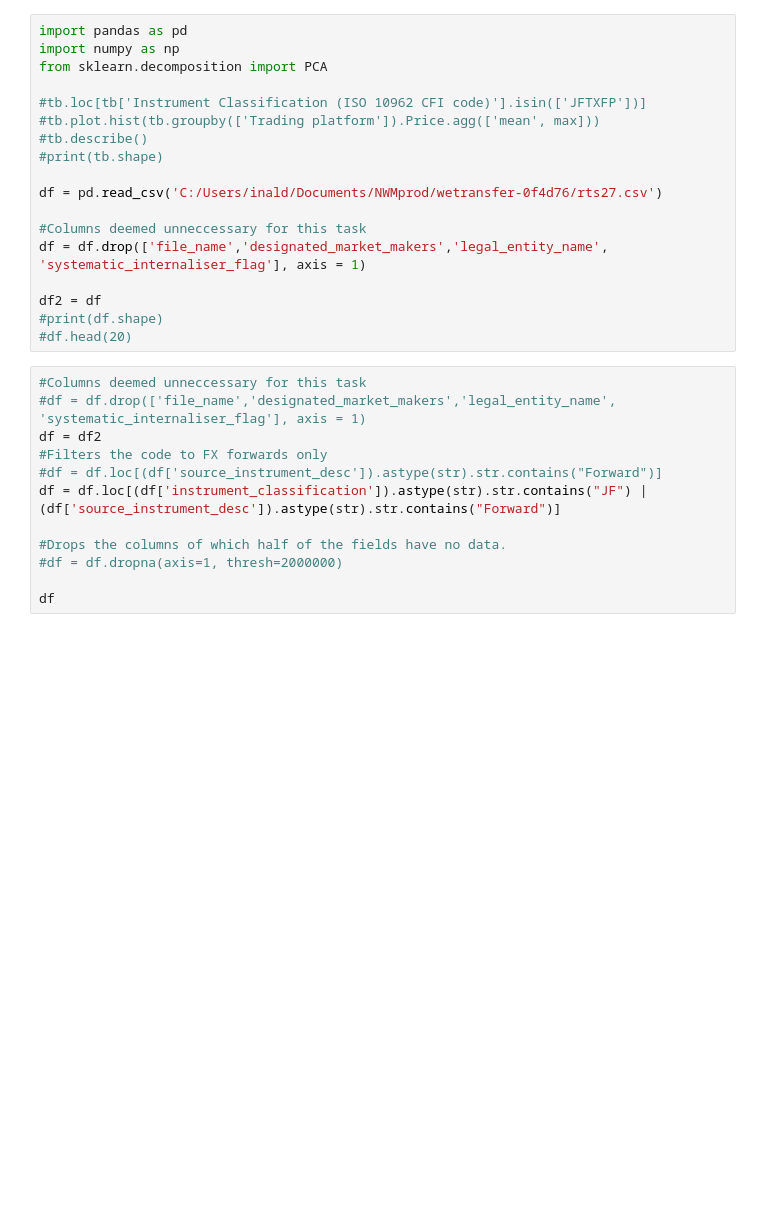
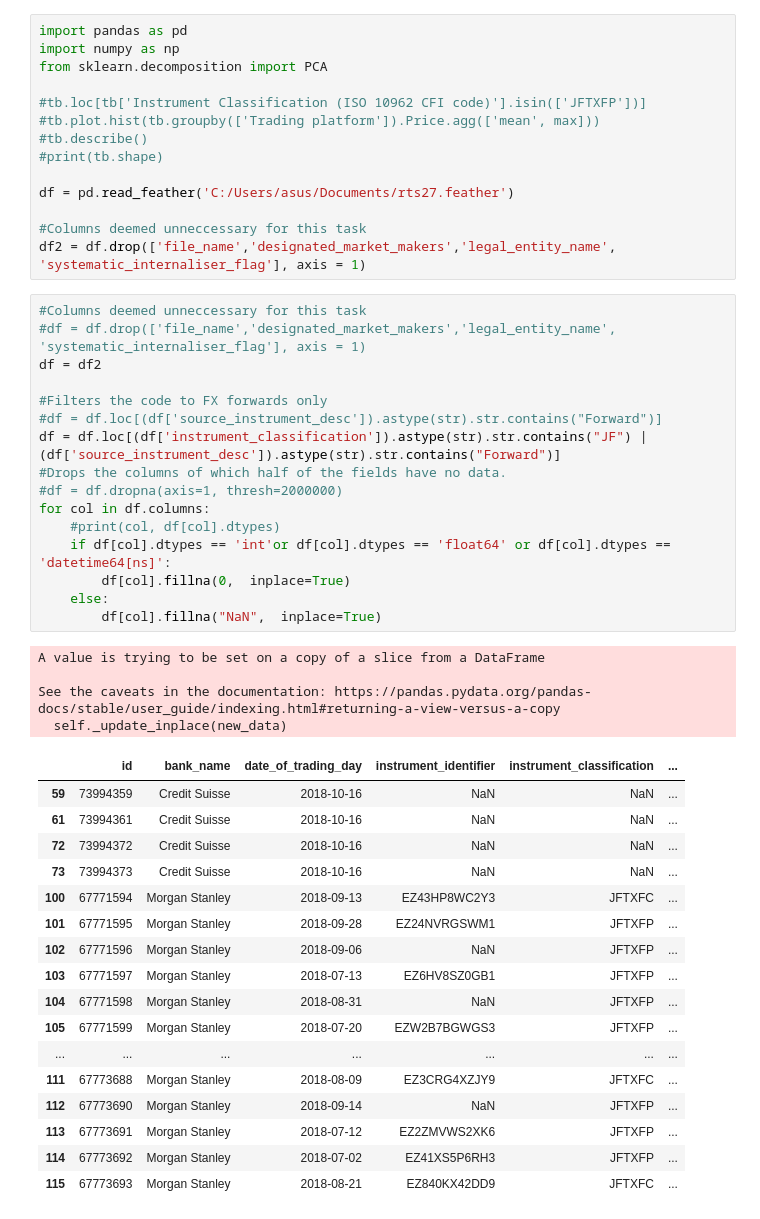
Before and after one commit to Inald/newNWM-Intern-Project-2020, a Jupyter notebook: projectLatest.ipynb, the cells around one changed output. Drawn from its saved outputs; the diff is of its cells as text; blank space fills up the shorter version.

```diff
--- a/projectLatest.ipynb
+++ b/projectLatest.ipynb
@@ -8,23 +8,45 @@ from sklearn.decomposition import PCA
 #tb.describe()
 #print(tb.shape)
 
-df = pd.read_csv('C:/Users/inald/Documents/NWMprod/wetransfer-0f4d76/rts27.csv')
+df = pd.read_feather('C:/Users/asus/Documents/rts27.feather')
 
 #Columns deemed unneccessary for this task
-df = df.drop(['file_name','designated_market_makers','legal_entity_name', 'systematic_internaliser_flag'], axis = 1)
-
-df2 = df
-#print(df.shape)
-#df.head(20)
+df2 = df.drop(['file_name','designated_market_makers','legal_entity_name', 'systematic_internaliser_flag'], axis = 1)
 # %%
 #Columns deemed unneccessary for this task
 #df = df.drop(['file_name','designated_market_makers','legal_entity_name', 'systematic_internaliser_flag'], axis = 1)
 df = df2
+
 #Filters the code to FX forwards only
 #df = df.loc[(df['source_instrument_desc']).astype(str).str.contains("Forward")]
 df = df.loc[(df['instrument_classification']).astype(str).str.contains("JF") | (df['source_instrument_desc']).astype(str).str.contains("Forward")]
-
 #Drops the columns of which half of the fields have no data.
 #df = df.dropna(axis=1, thresh=2000000)
-
-df
+for col in df.columns:
+    #print(col, df[col].dtypes)
+    if df[col].dtypes == 'int'or df[col].dtypes == 'float64' or df[col].dtypes == 'datetime64[ns]':
+        df[col].fillna(0,  inplace=True)
+    else:
+        df[col].fillna("NaN",  inplace=True)
+# %% [output]
+A value is trying to be set on a copy of a slice from a DataFrame
+
+See the caveats in the documentation: https://pandas.pydata.org/pandas-docs/stable/user_guide/indexing.html#returning-a-view-versus-a-copy
+  self._update_inplace(new_data)
+|  | id | bank_name | date_of_trading_day | instrument_identifier | instrument_classification | ... |
+| 59 | 73994359 | Credit Suisse | 2018-10-16 | NaN | NaN | ... |
+| 61 | 73994361 | Credit Suisse | 2018-10-16 | NaN | NaN | ... |
+| 72 | 73994372 | Credit Suisse | 2018-10-16 | NaN | NaN | ... |
+| 73 | 73994373 | Credit Suisse | 2018-10-16 | NaN | NaN | ... |
+| 100 | 67771594 | Morgan Stanley | 2018-09-13 | EZ43HP8WC2Y3 | JFTXFC | ... |
+| 101 | 67771595 | Morgan Stanley | 2018-09-28 | EZ24NVRGSWM1 | JFTXFP | ... |
+| 102 | 67771596 | Morgan Stanley | 2018-09-06 | NaN | JFTXFP | ... |
+| 103 | 67771597 | Morgan Stanley | 2018-07-13 | EZ6HV8SZ0GB1 | JFTXFP | ... |
+| 104 | 67771598 | Morgan Stanley | 2018-08-31 | NaN | JFTXFP | ... |
+| 105 | 67771599 | Morgan Stanley | 2018-07-20 | EZW2B7BGWGS3 | JFTXFP | ... |
+| ... | ... | ... | ... | ... | ... | ... |
+| 111 | 67773688 | Morgan Stanley | 2018-08-09 | EZ3CRG4XZJY9 | JFTXFC | ... |
+| 112 | 67773690 | Morgan Stanley | 2018-09-14 | NaN | JFTXFP | ... |
+| 113 | 67773691 | Morgan Stanley | 2018-07-12 | EZ2ZMVWS2XK6 | JFTXFP | ... |
+| 114 | 67773692 | Morgan Stanley | 2018-07-02 | EZ41XS5P6RH3 | JFTXFP | ... |
+| 115 | 67773693 | Morgan Stanley | 2018-08-21 | EZ840KX42DD9 | JFTXFC | ... |
```
Also changed, not shown: parts of 5 cells of this notebook.
